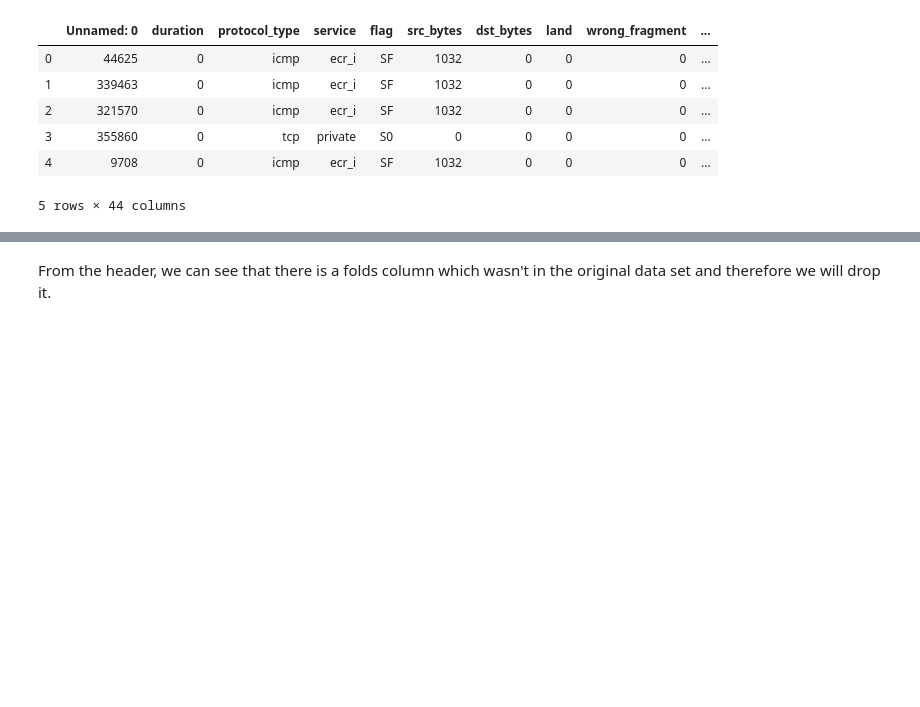
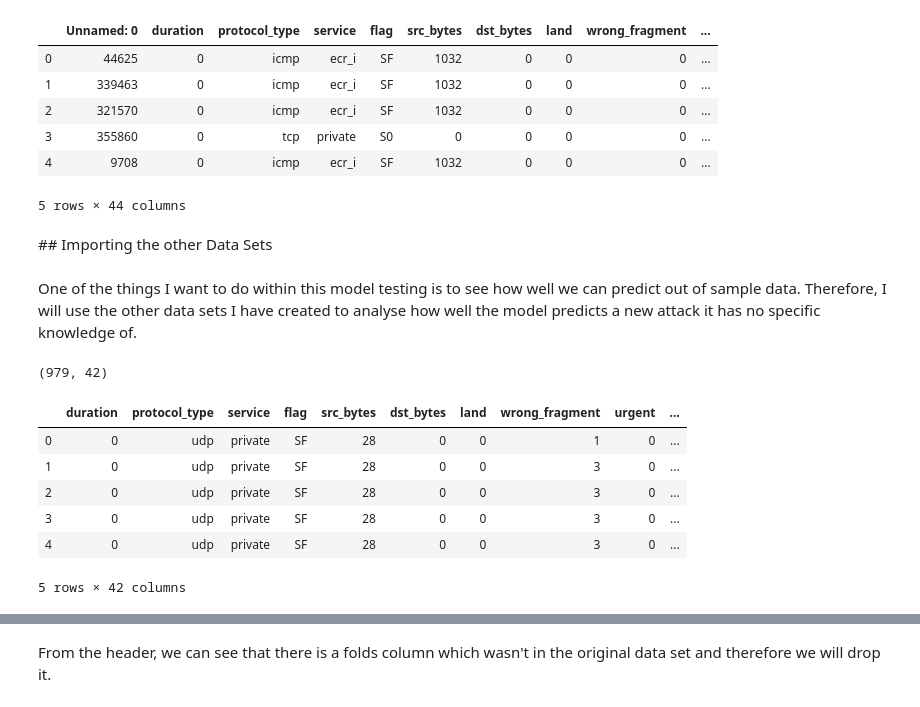
Before and after one commit to gabejg/DST-Assessment-01, a Jupyter notebook: Matt Corrie/Assessment 1.ipynb, the cells around one changed output, grey strips where cells are left out. Saved outputs shown, nothing was run; the diff lists cells and outputs as text; code cells hidden in the pictures; blank space fills up the shorter version.

```diff
--- a/Matt Corrie/Assessment 1.ipynb
+++ b/Matt Corrie/Assessment 1.ipynb
@@ -37,3 +48,22 @@ df_train.head()
 | 3 | 355860 | 0 | tcp | private | S0 | 0 | 0 | 0 | 0 | ... |
 | 4 | 9708 | 0 | icmp | ecr_i | SF | 1032 | 0 | 0 | 0 | ... |
 5 rows × 44 columns
+# %% [markdown]
+## Importing the other Data Sets
+# %% [markdown]
+One of the things I want to do within this model testing is to see how well we can predict out of sample data. Therefore, I will use the other data sets I have created to analyse how well the model predicts a new attack it has no specific knowledge of.
+# %%
+df_teardrop = pd.read_csv('KD99_teardrop.csv') # testing data
+df_noteardrop = pd.read_csv('KD99_noteardrop.csv') # training data
+# %%
+print(df_teardrop.shape)
+df_teardrop.head()
+# %% [output]
+(979, 42)
+|  | duration | protocol_type | service | flag | src_bytes | dst_bytes | land | wrong_fragment | urgent | ... |
+| 0 | 0 | udp | private | SF | 28 | 0 | 0 | 1 | 0 | ... |
+| 1 | 0 | udp | private | SF | 28 | 0 | 0 | 3 | 0 | ... |
+| 2 | 0 | udp | private | SF | 28 | 0 | 0 | 3 | 0 | ... |
+| 3 | 0 | udp | private | SF | 28 | 0 | 0 | 3 | 0 | ... |
+| 4 | 0 | udp | private | SF | 28 | 0 | 0 | 3 | 0 | ... |
+5 rows × 42 columns
```
Also changed, not shown: parts of 117 cells of this notebook, 1 other file.
